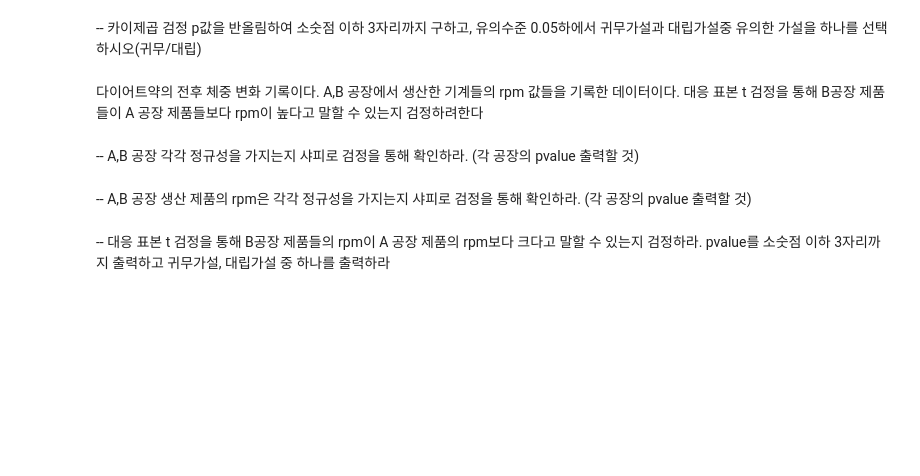
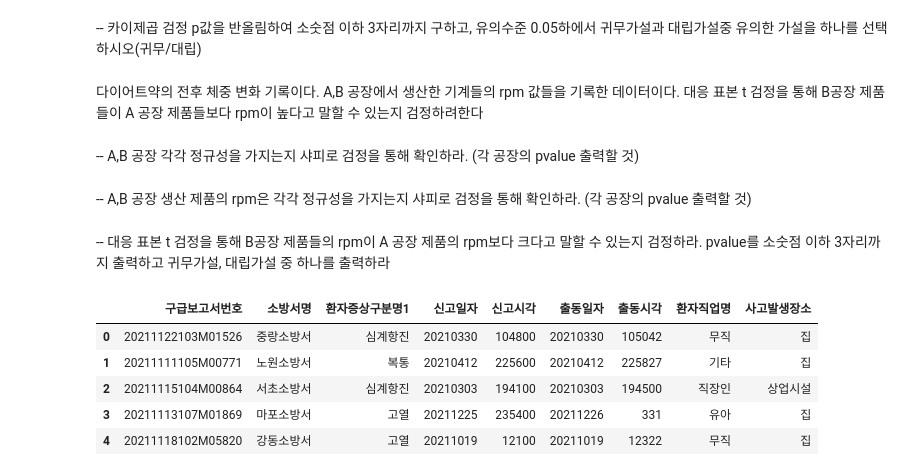
Before and after one commit to iuj180/practice, a Jupyter notebook: ADP/practice_Datamanim_category1.ipynb, the cells around one changed output. Drawn from its saved outputs; the diff is of its cells as text; code cells hidden in the pictures; blank space fills up the shorter version.

```diff
--- a/ADP/practice_Datamanim_category1.ipynb
+++ b/ADP/practice_Datamanim_category1.ipynb
@@ -2055,3 +2135,14 @@ df.head()
 -- A,B 공장 생산 제품의 rpm은 각각 정규성을 가지는지 샤피로 검정을 통해 확인하라. (각 공장의 pvalue 출력할 것)
 # %% [markdown]
 -- 대응 표본 t 검정을 통해 B공장 제품들의 rpm이 A 공장 제품의 rpm보다 크다고 말할 수 있는지 검정하라. pvalue를 소숫점 이하 3자리까지 출력하고 귀무가설, 대립가설 중 하나를 출력하라
+# %%
+import pandas as pd
+df = pd.read_csv('https://raw.githubusercontent.com/Datamanim/datarepo/main/krdatacertificate/e6_p1_1.csv')
+df.head(5)
+# %% [output]
+|  | 구급보고서번호 | 소방서명 | 환자증상구분명1 | 신고일자 | 신고시각 | 출동일자 | 출동시각 | 환자직업명 | 사고발생장소 |
+| 0 | 20211122103M01526 | 중랑소방서 | 심계항진 | 20210330 | 104800 | 20210330 | 105042 | 무직 | 집 |
+| 1 | 20211111105M00771 | 노원소방서 | 복통 | 20210412 | 225600 | 20210412 | 225827 | 기타 | 집 |
+| 2 | 20211115104M00864 | 서초소방서 | 심계항진 | 20210303 | 194100 | 20210303 | 194500 | 직장인 | 상업시설 |
+| 3 | 20211113107M01869 | 마포소방서 | 고열 | 20211225 | 235400 | 20211226 | 331 | 유아 | 집 |
+| 4 | 20211118102M05820 | 강동소방서 | 고열 | 20211019 | 12100 | 20211019 | 12322 | 무직 | 집 |
```
Also changed, not shown: parts of 21 cells of this notebook.
